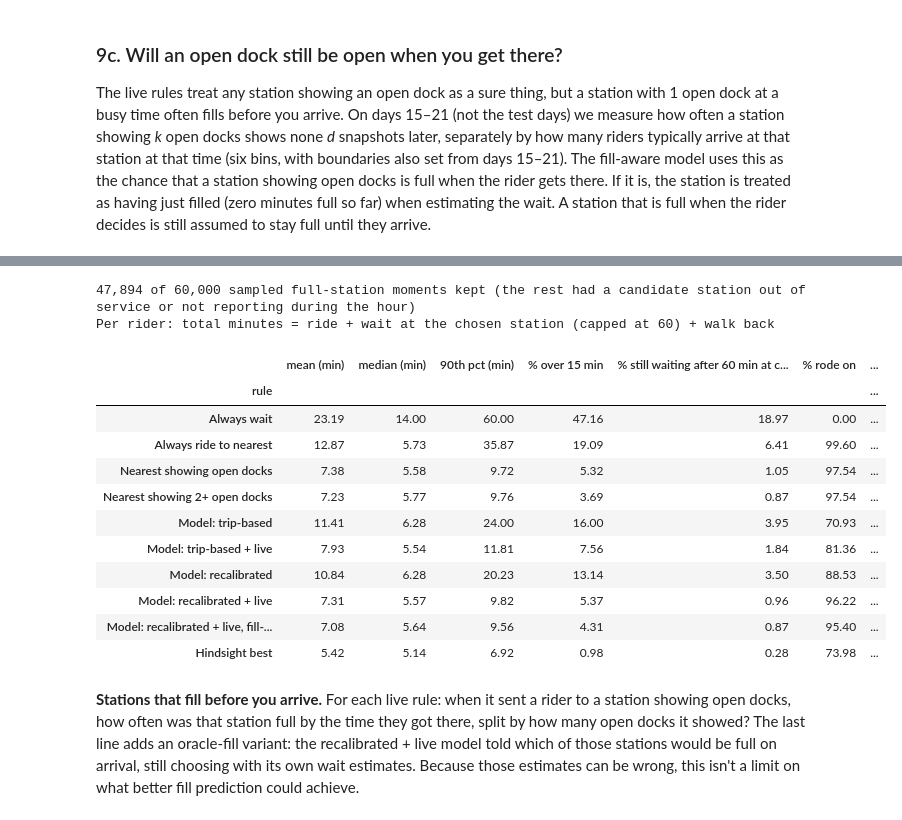
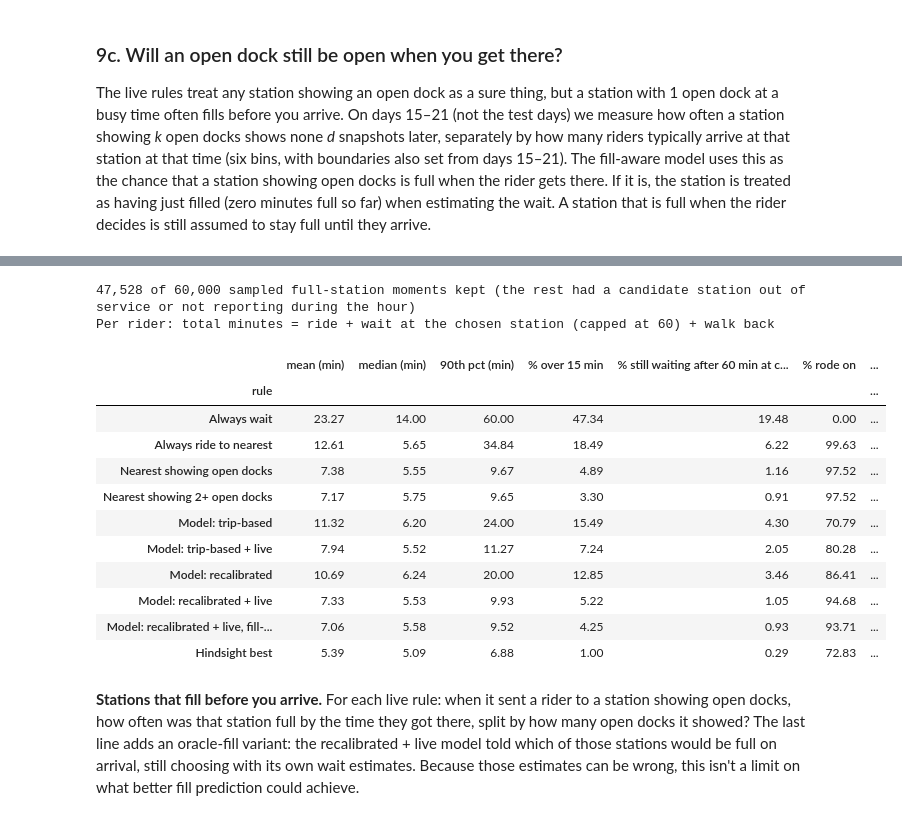
Before and after one commit to mzhou3299/citibike-demand-analysis-2024, a Jupyter notebook: Decision_model.ipynb, the cells around one changed output, grey strips where cells are left out. Cells and saved outputs as stored; diff of their text form; code cells hidden in the pictures.

```diff
--- a/Decision_model.ipynb
+++ b/Decision_model.ipynb
@@ -404,8 +407,20 @@ From here on, the model works on plain arrays:
 
 Times are measured as **minutes since 2024-01-01 00:00 New York time** throughout.
 # %%
-# Departures per station per 30-minute slot, for every slot of 2024 (slots with no rides = 0)
-departures = df_exits_final[df_exits_final.index.year == 2024].reindex(dates, fill_value=0)
+# Keep stations inside NYC's NTA boundaries, using the same geographic definition as Part 1.
+# New Jersey stations have only cross-river trips in these files, so their rates are incomplete.
+nyc_boundary = gpd.read_file("Neighborhood_NTA.geojson").to_crs("EPSG:4326")[["geometry"]]
+station_points = gpd.GeoDataFrame(
+    station_coords.copy(),
+    geometry=gpd.points_from_xy(station_coords.lon, station_coords.lat),
+    crs="EPSG:4326",
+)
+nyc_names = gpd.sjoin(station_points, nyc_boundary, how="inner", predicate="intersects").index.unique()
+model_stations = df_exits_final.columns[df_exits_final.columns.isin(nyc_names)]
+print(f"{len(model_stations):,} NYC stations retained; {df_exits_final.shape[1] - len(model_stations):,} outside NYC excluded")
+
+# Departures per NYC station per 30-minute slot (slots with no rides = 0).
+departures = df_exits_final.loc[df_exits_final.index.year == 2024, model_stations].reindex(dates, fill_value=0)
 
 stations = departures.columns.to_numpy()                  # station names; a station's position here is its index everywhere below
 station_idx = {name: i for i, name in enumerate(stations)}
@@ -430,5 +445,5 @@ profile_key = is_offday.astype(int) * 48 + slot_of_day
 
 print(f"{n_stations:,} stations x {n_slots:,} half-hour slots")
 print(f"train slots: {is_train.sum():,}   test slots: {is_test.sum():,}")
-print(f"departures in train: {Y[is_train].sum():,.0f}   in test: {Y[is_test].sum():,.0f}")
+print(f"departures in train: {Y[is_train].sum(dtype=np.float64):,.0f}   in test: {Y[is_test].sum(dtype=np.float64):,.0f}")
 # %% [output]
@@ -442,6 +458,8 @@ departures in train: 30,845,536   in test: 13,327,479
 YEAR_START = pd.Timestamp("2024-01-01")
 KEY_SCALE = 1_000_000
 
+# Keep the same NYC station population as the rate model.
+departure_times = departure_times[departure_times.isin(stations)]
 dep_station = pd.Categorical(departure_times.to_numpy(), categories=stations).codes.astype(np.int64)
 assert (dep_station >= 0).all(), "every departure should belong to a known station"
 dep_min = ((departure_times.index - YEAR_START) / pd.Timedelta(minutes=1)).to_numpy()
@@ -1483,46 +1532,46 @@ print(f"{len(replay):,} of {len(replay_events):,} sampled full-station moments k
       f"(the rest had a candidate station out of service or not reporting during the hour)")
 
 
 def summarize(replay, weights):
     """One row per decision rule: total minutes = ride + wait at the chosen station (capped at MAX_WAIT_MIN) + walk back.
     `weights` = how much each moment counts (all ones = every moment counts the same)."""
     w = np.asarray(weights, dtype=float)
     best = replay["Hindsight best"].to_numpy()
     rows = []
     for policy in POLICIES:
         total = replay[policy].to_numpy()
         rows.append({
             "rule": policy,
             "mean (min)": np.average(total, weights=w),
             "median (min)": weighted_quantile(total, w, 0.5),
             "90th pct (min)": weighted_quantile(total, w, 0.9),
             f"% over {LONG_WAIT_MIN} min": 100 * np.average(total > LONG_WAIT_MIN, weights=w),
             f"% still waiting after {MAX_WAIT_MIN} min at chosen station": 100 * np.average(replay["unresolved: " + policy].to_numpy(), weights=w),
             "% rode on": 100 * np.average(replay["moved: " + policy].to_numpy(), weights=w),
             "mean minutes lost vs hindsight": np.average(total - best, weights=w),
         })
-    return pd.DataFrame(rows).set_index("rule").round(2)
+    return pd.DataFrame(rows).set_index("rule")
 
 
 decision_summary = summarize(replay, replay.rider_weight)                  # main result: per rider
 decision_summary_by_moment = summarize(replay, np.ones(len(replay)))       # every full-station moment counts the same
 print(f"Per rider: total minutes = ride + wait at the chosen station (capped at {MAX_WAIT_MIN}) + walk back")
-decision_summary
+decision_summary.round(2)
 # %% [output]
-47,894 of 60,000 sampled full-station moments kept (the rest had a candidate station out of service or not reporting during the hour)
+47,528 of 60,000 sampled full-station moments kept (the rest had a candidate station out of service or not reporting during the hour)
 Per rider: total minutes = ride + wait at the chosen station (capped at 60) + walk back
 |  | mean (min) | median (min) | 90th pct (min) | % over 15 min | % still waiting after 60 min at c... | % rode on | ... |
 | rule |  |  |  |  |  |  | ... |
-| Always wait | 23.19 | 14.00 | 60.00 | 47.16 | 18.97 | 0.00 | ... |
-| Always ride to nearest | 12.87 | 5.73 | 35.87 | 19.09 | 6.41 | 99.60 | ... |
-| Nearest showing open docks | 7.38 | 5.58 | 9.72 | 5.32 | 1.05 | 97.54 | ... |
-| Nearest showing 2+ open docks | 7.23 | 5.77 | 9.76 | 3.69 | 0.87 | 97.54 | ... |
-| Model: trip-based | 11.41 | 6.28 | 24.00 | 16.00 | 3.95 | 70.93 | ... |
-| Model: trip-based + live | 7.93 | 5.54 | 11.81 | 7.56 | 1.84 | 81.36 | ... |
-| Model: recalibrated | 10.84 | 6.28 | 20.23 | 13.14 | 3.50 | 88.53 | ... |
-| Model: recalibrated + live | 7.31 | 5.57 | 9.82 | 5.37 | 0.96 | 96.22 | ... |
-| Model: recalibrated + live, fill-... | 7.08 | 5.64 | 9.56 | 4.31 | 0.87 | 95.40 | ... |
-| Hindsight best | 5.42 | 5.14 | 6.92 | 0.98 | 0.28 | 73.98 | ... |
+| Always wait | 23.27 | 14.00 | 60.00 | 47.34 | 19.48 | 0.00 | ... |
+| Always ride to nearest | 12.61 | 5.65 | 34.84 | 18.49 | 6.22 | 99.63 | ... |
+| Nearest showing open docks | 7.38 | 5.55 | 9.67 | 4.89 | 1.16 | 97.52 | ... |
+| Nearest showing 2+ open docks | 7.17 | 5.75 | 9.65 | 3.30 | 0.91 | 97.52 | ... |
+| Model: trip-based | 11.32 | 6.20 | 24.00 | 15.49 | 4.30 | 70.79 | ... |
+| Model: trip-based + live | 7.94 | 5.52 | 11.27 | 7.24 | 2.05 | 80.28 | ... |
+| Model: recalibrated | 10.69 | 6.24 | 20.00 | 12.85 | 3.46 | 86.41 | ... |
+| Model: recalibrated + live | 7.33 | 5.53 | 9.93 | 5.22 | 1.05 | 94.68 | ... |
+| Model: recalibrated + live, fill-... | 7.06 | 5.58 | 9.52 | 4.25 | 0.93 | 93.71 | ... |
+| Hindsight best | 5.39 | 5.09 | 6.88 | 1.00 | 0.29 | 72.83 | ... |
 # %% [markdown]
 **Stations that fill before you arrive.** For each live rule: when it sent a rider to a station showing open docks, how often was that station full by the time they got there, split by how many open docks it showed? The last line adds an oracle-fill variant: the recalibrated + live model told which of those stations would be full on arrival, still choosing with its own wait estimates. Because those estimates can be wrong, this isn't a limit on what better fill prediction could achieve.
 # %%
```
Also changed, not shown: parts of 32 cells of this notebook, 3 other files.
